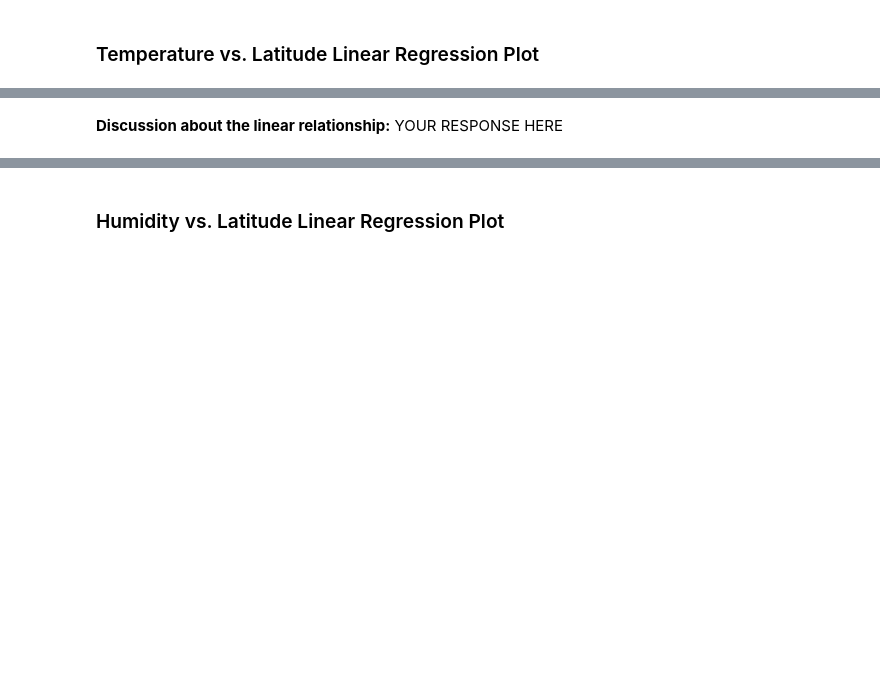
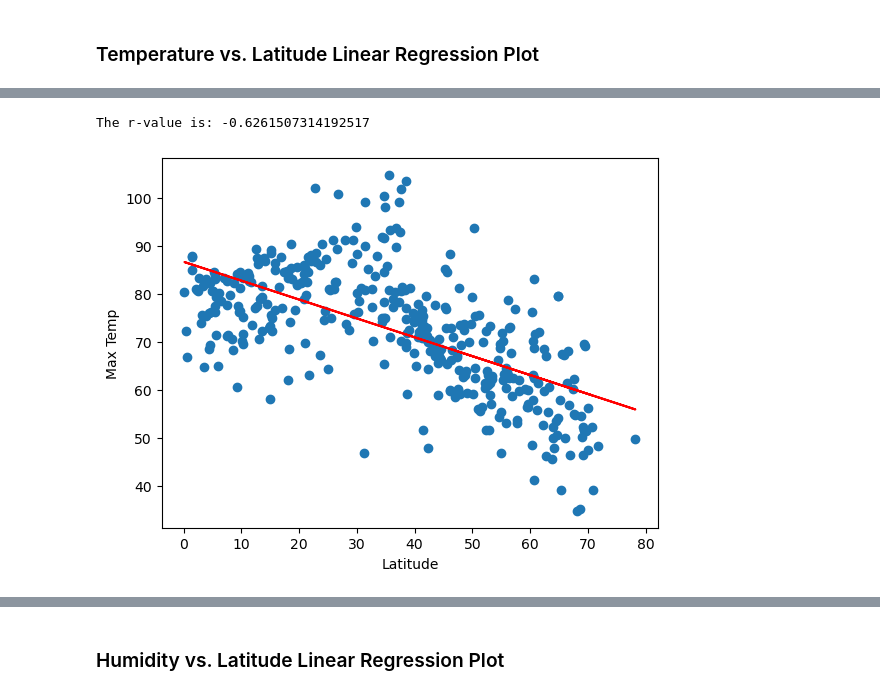
Before and after one commit to brnkath/python-api-challenge, a Jupyter notebook: WeatherPy/WeatherPy.ipynb, the cells around one changed output, grey strips where cells are left out. Cells and saved outputs as stored; diff of their text form; code cells hidden in the pictures; blank space fills up the shorter version.

```diff
--- a/WeatherPy/WeatherPy.ipynb
+++ b/WeatherPy/WeatherPy.ipynb
@@ -276,9 +276,15 @@ plt.show()
 ## Requirement 2: Compute Linear Regression for Each Relationship
 # %%
 # Define a function to create Linear Regression plots
-def lin_reg(x_values, y_values):
+def lin_reg_plot(x_values, y_values):
     (slope, intercept, rvalue, pvalue, stderr) = linregress(x_values, y_values)
     regress_values = x_values * slope + intercept
     line_eq = "y = " + str(round(slope, 2)) + "x + " + str(round(intercept, 2))
+    print(f"The r-value is: {rvalue}")
+    plt.scatter(x_values, y_values)
+    plt.plot(x_values, regress_values, "r-")
+
+def annotation(line_eq, x, y):
+    plt.annotate(line_eq, (x, y), fontsize=15, color="red")
 # %%
 # Create a DataFrame with the Northern Hemisphere data (Latitude >= 0)
@@ -325,2 +319,11 @@ The r-value is: 0.4121057168607245
-# %% [markdown]
-**Discussion about the linear relationship:** YOUR RESPONSE HERE
+# %%
+# Linear regression on Northern Hemisphere
+plotting = lin_reg_plot(northern_hemi_df["Lat"], northern_hemi_df["Max Temp"])
+annotation(plotting, 10, 40)
+plt.xlabel("Latitude")
+plt.ylabel("Max Temp")
+
+plt.show()
+# %% [output]
+The r-value is: -0.6261507314192517
+[figure, added]
```
Also changed, not shown: parts of 24 cells of this notebook.
